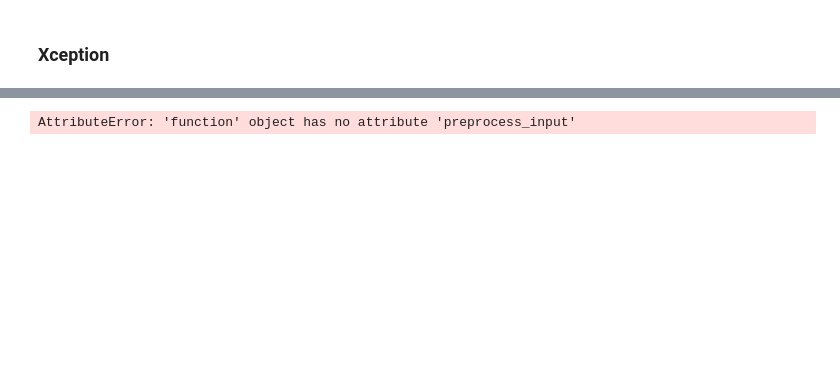
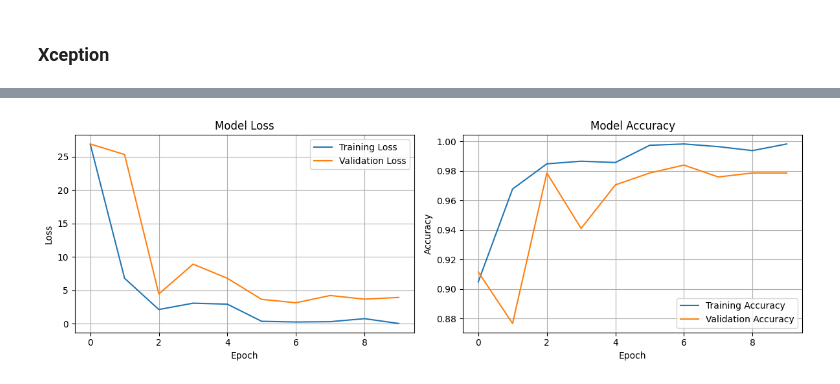
Before and after one commit to Tim-Mortier/Schilderijen-Classificatie, a Jupyter notebook: 6_Model_Training.ipynb, the cells around one changed output, grey strips where cells are left out. Cells and saved outputs as stored; diff of their text form; code cells hidden in the pictures; blank space fills up the shorter version.

```diff
--- a/6_Model_Training.ipynb
+++ b/6_Model_Training.ipynb
@@ -491,12 +478,17 @@ Model: "xception"
 # %%
-input_shape = (train_features.shape[1], train_features.shape[2], train_features.shape[3])
+input_shape = (width, height, 3)
 inputs = keras.Input(shape=input_shape)
-x = keras.applications.Xception.preprocess_input(x)
+x = keras.applications.xception.preprocess_input(inputs)
 x = conv_base(x)
-x = layers.Flatten()(inputs)
-x = layers.Dense(256, activation="relu")(x)
+x = layers.Flatten()(x)
+x = layers.Dense(256)(x)
 x = layers.Dropout(0.5)(x)
 outputs = layers.Dense(1, activation="sigmoid")(x)
 model = keras.Model(inputs, outputs)
+
+model.compile(loss="binary_crossentropy",optimizer="rmsprop",metrics=["accuracy"])
+callbacks = [keras.callbacks.ModelCheckpoint(filepath="feature_extraction_with_data_augmentation.keras",save_best_only=True,monitor="val_loss")
+             , DynamicMetricsPlotCallback()]
+history = model.fit(train, epochs=10, validation_data=val, callbacks=callbacks, verbose=0)
 # %% [output]
-AttributeError: 'function' object has no attribute 'preprocess_input'
+[figure, added]
```
Also changed, not shown: parts of 33 cells of this notebook.
